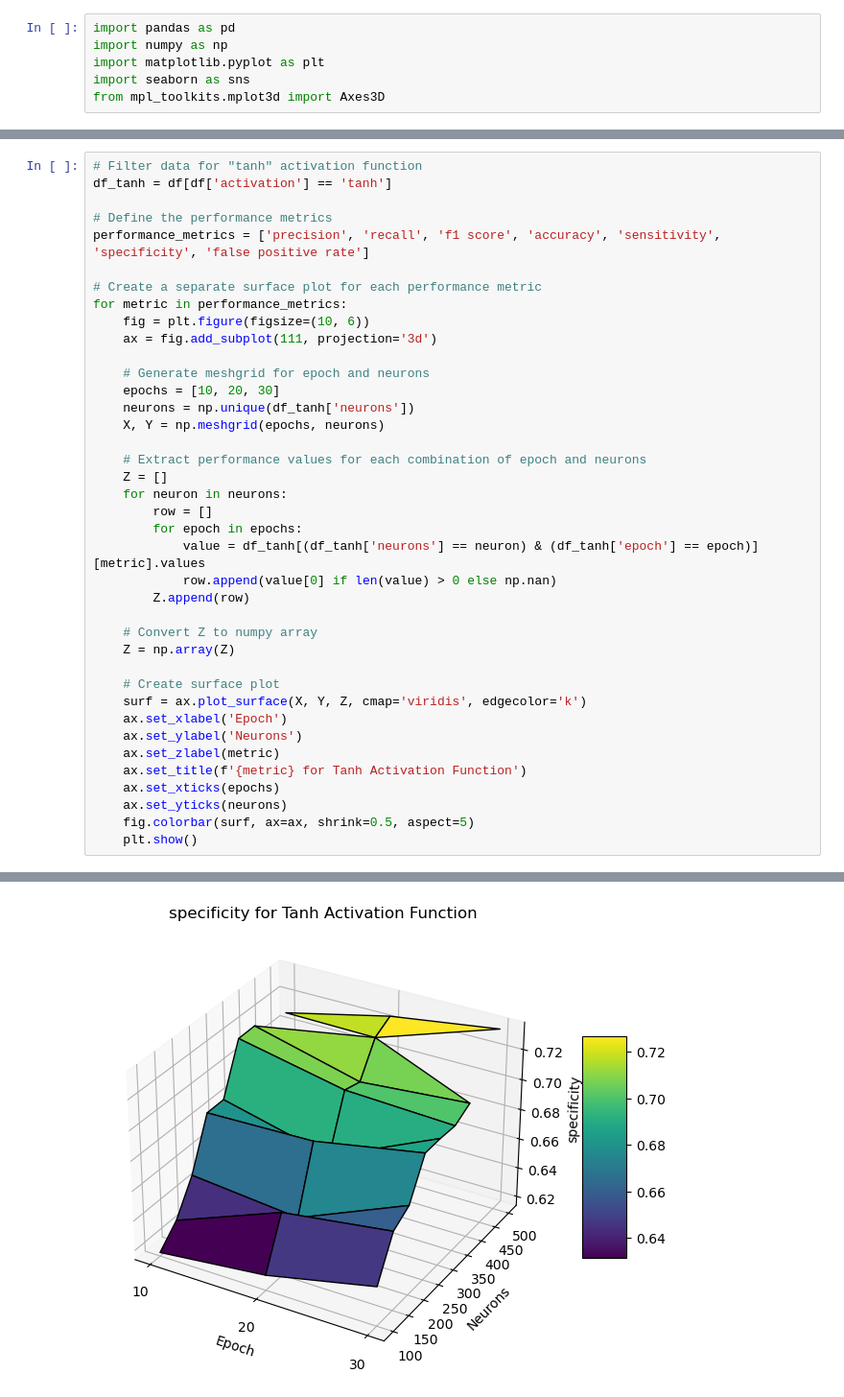
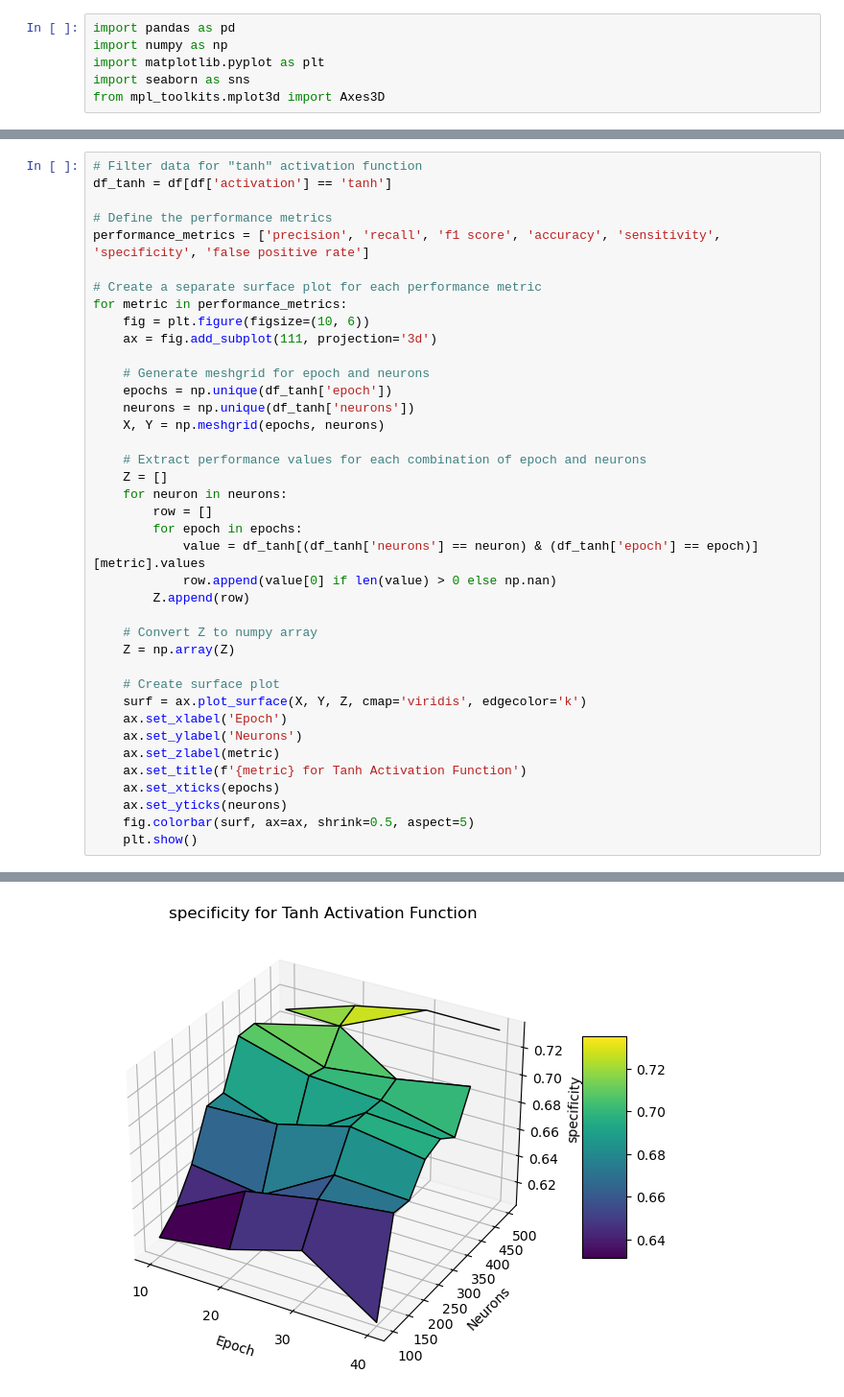
Before and after one commit to Pulkit-Sanan/results, a Jupyter notebook: plotting.ipynb, the cells around one changed output, grey strips where cells are left out. Shown at 96% size. Cells and saved outputs as stored; diff of their text form.

```diff
--- a/plotting.ipynb
+++ b/plotting.ipynb
@@ -52,7 +52,7 @@ for metric in performance_metrics:
     ax = fig.add_subplot(111, projection='3d')
 
     # Generate meshgrid for epoch and neurons
-    epochs = [10, 20, 30]
+    epochs = np.unique(df_tanh['epoch'])
     neurons = np.unique(df_tanh['neurons'])
     X, Y = np.meshgrid(epochs, neurons)
 
@@ -87 +87 @@ for metric in performance_metrics:
-[figure, old version]
+[figure, new version]
```
Also changed, not shown: parts of 4 cells of this notebook, 2 other files.
